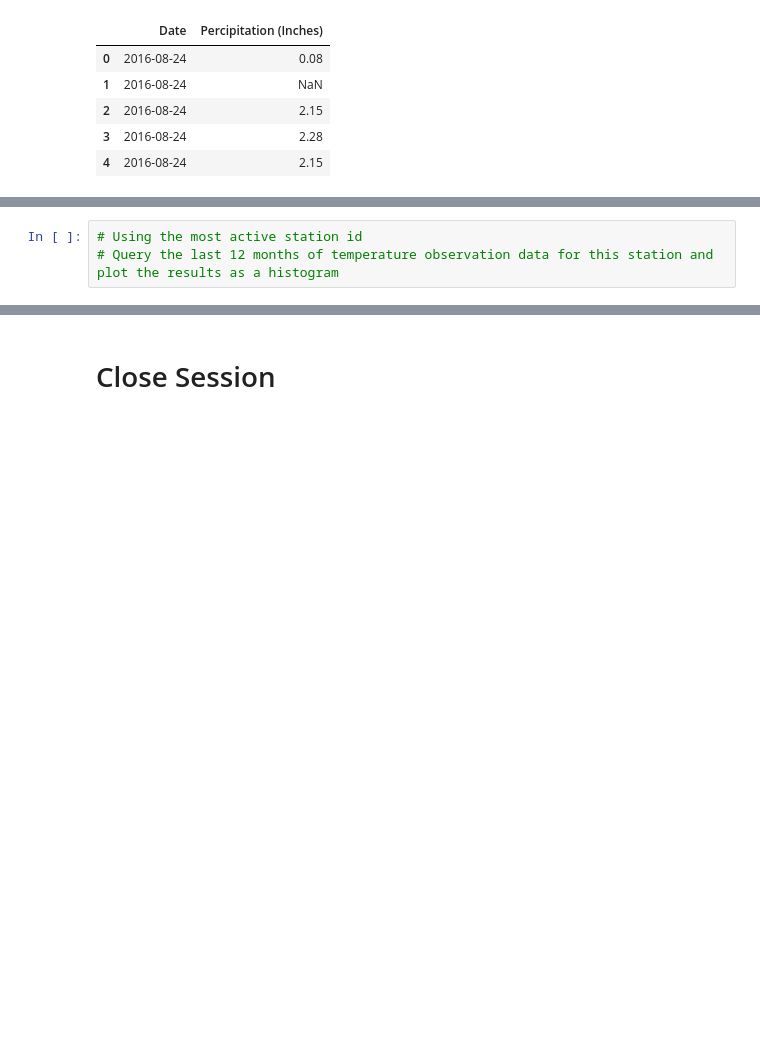
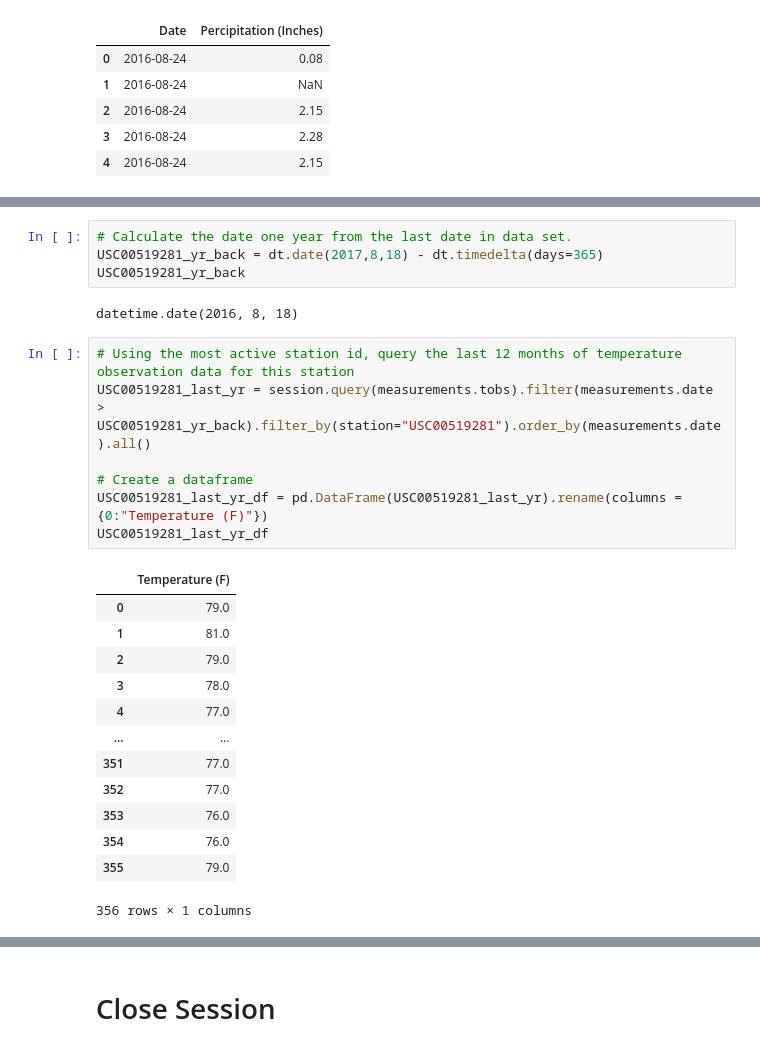
Before and after one commit to cwolf1424/SQLAlchemy-Challenge, a Jupyter notebook: SurfsUp/climate_starter.ipynb, the cells around one changed output, grey strips where cells are left out. Saved outputs shown, nothing was run; the diff lists cells and outputs as text; blank space fills up the shorter version.

```diff
--- a/SurfsUp/climate_starter.ipynb
+++ b/SurfsUp/climate_starter.ipynb
@@ -129,3 +159,27 @@ mm_latest_yr_df.agg({"Percipitation (Inches)":["mean","median","var","std","sem"
+# %%
+# Calculate the date one year from the last date in data set.
+USC00519281_yr_back = dt.date(2017,8,18) - dt.timedelta(days=365)
+USC00519281_yr_back
+# %% [output]
+datetime.date(2016, 8, 18)
 # %%
-# Using the most active station id
-# Query the last 12 months of temperature observation data for this station and plot the results as a histogram
+# Using the most active station id, query the last 12 months of temperature observation data for this station
+USC00519281_last_yr = session.query(measurements.tobs).filter(measurements.date > USC00519281_yr_back).filter_by(station="USC00519281").order_by(measurements.date).all()
+
+# Create a dataframe
+USC00519281_last_yr_df = pd.DataFrame(USC00519281_last_yr).rename(columns = {0:"Temperature (F)"})
+USC00519281_last_yr_df
+# %% [output]
+|  | Temperature (F) |
+| 0 | 79.0 |
+| 1 | 81.0 |
+| 2 | 79.0 |
+| 3 | 78.0 |
+| 4 | 77.0 |
+| ... | ... |
+| 351 | 77.0 |
+| 352 | 77.0 |
+| 353 | 76.0 |
+| 354 | 76.0 |
+| 355 | 79.0 |
+356 rows × 1 columns
```
Also changed, not shown: parts of 8 cells of this notebook.
